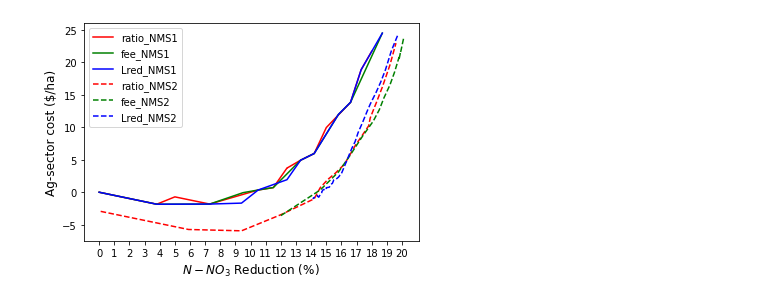
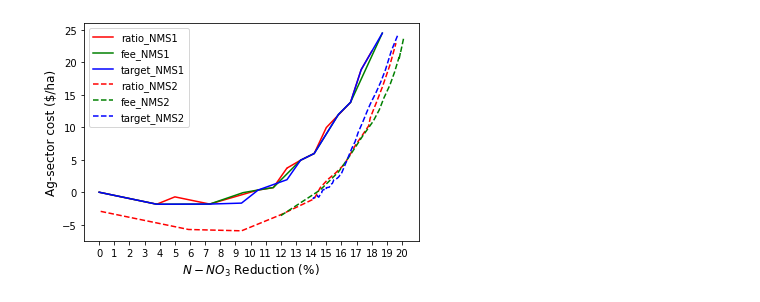
Before and after one commit to germanmandrini/n_policy, a Jupyter notebook: Codes/5e_L_reduction_cost.ipynb, the cells around one changed output. Cells and saved outputs as stored; diff of their text form; code cells hidden in the pictures.

```diff
--- a/Codes/5e_L_reduction_cost.ipynb
+++ b/Codes/5e_L_reduction_cost.ipynb
@@ -58,25 +78,25 @@ perfomances_dt5[perfomances_dt5['policy_name'] == 'fee']
 # %%
 # libraries
 import matplotlib.pyplot as plt
 import numpy as np
 import pandas as pd
 
 fig, ax = plt.subplots()
 ax.plot(ratio_1_dt['L_change'], ratio_1_dt['C'], color = 'r', label = 'ratio_NMS1')
 ax.plot(fee_1_dt['L_change'], fee_1_dt['C'], color = 'g', label = 'fee_NMS1')
-ax.plot(nred_1_dt['L_change'], nred_1_dt['C'], color = 'b', label = 'Lred_NMS1')
+ax.plot(nred_1_dt['L_change'], nred_1_dt['C'], color = 'b', label = 'target_NMS1')
 # ax.plot(subs_1_dt['L_change'], subs_1_dt['C'], color = 'y', label = 'subs_NMS1')
 ax.plot(ratio_2_dt['L_change'], ratio_2_dt['C'], linestyle='dashed', color = 'r',  label = 'ratio_NMS2')
 ax.plot(fee_2_dt['L_change'], fee_2_dt['C'], linestyle='dashed', color = 'g', label = 'fee_NMS2')
-ax.plot(nred_2_dt['L_change'], nred_2_dt['C'], linestyle='dashed', color = 'b', label = 'Lred_NMS2')
+ax.plot(nred_2_dt['L_change'], nred_2_dt['C'], linestyle='dashed', color = 'b', label = 'target_NMS2')
 # ax.plot(subs_2_dt['L_change'], subs_2_dt['C'], color = 'y', label = 'subs_NMS2')
 
 plt.legend()
 
 plt.xlabel("$N-NO_3$ Reduction (%)", size = 12)
 plt.ylabel("Ag-sector cost ($/ha)", size = 12)
 ax.set_xticks((np.arange(0, 21, 1)))
 plot_file_name = "/home/germanm2/n_policy_box/Data/figures/ag_sector_cost.png"
 plt.savefig(plot_file_name, dpi=300)
 # %% [output]
-[figure, old version]
+[figure, new version]
```
Also changed, not shown: parts of 2 cells of this notebook, 2 other files.
